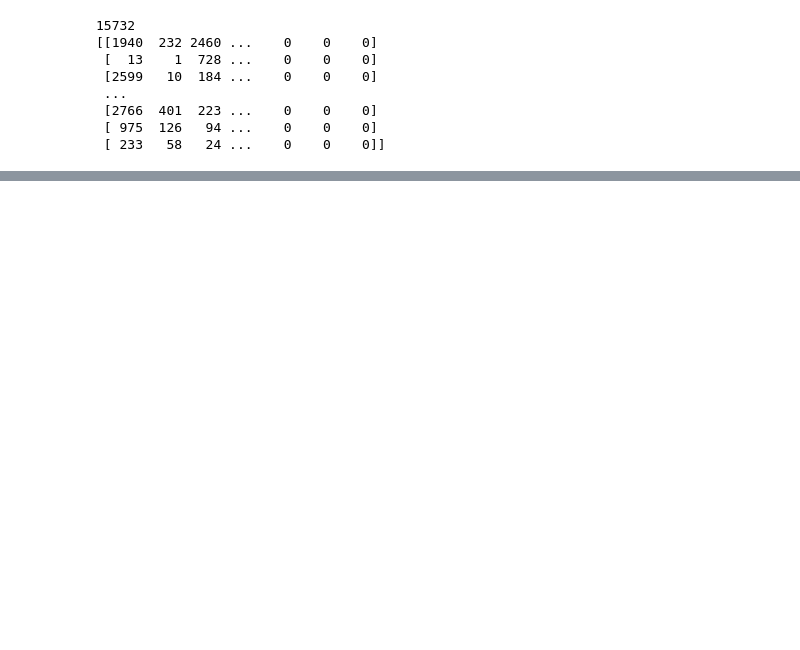
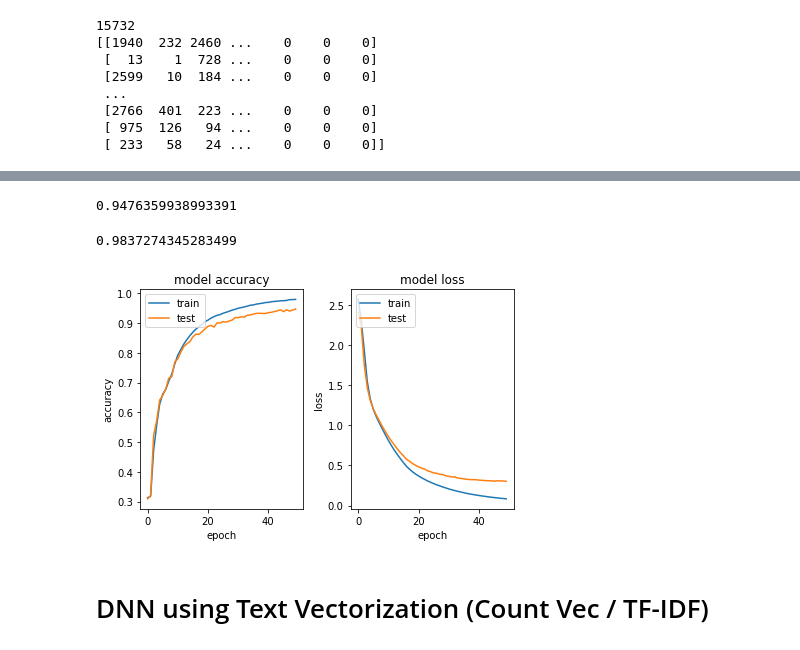
Before and after one commit to kushagra219/NLP-Category-Predictions-Task, a Jupyter notebook: Deep-Learning-Approach.ipynb, the cells around one changed output, grey strips where cells are left out. Saved outputs shown, nothing was run; the diff lists cells and outputs as text; code cells hidden in the pictures; blank space fills up the shorter version.

```diff
--- a/Deep-Learning-Approach.ipynb
+++ b/Deep-Learning-Approach.ipynb
@@ -25,13 +40,15 @@ training_size = 35000
 # %%
-with open('corpus.txt', 'r', encoding='utf-8') as file:
+with open('clean-dataset/corpus.txt', 'r', encoding='utf-8') as file:
     description = list(file.readlines())
 
-with open('final_categories.txt', 'rt') as file:
+with open('clean-dataset/final-categories.txt', 'rt') as file:
     primary_category = list(file.readlines())
 
 df = pd.DataFrame()
 df["description"] = description
 df["primary_category"] = primary_category
+df["description"] = df["description"].str.replace('\n', '')
+df["primary_category"] = df["primary_category"].str.replace('\n', '')
 
 df.head(3)
 # %% [output]
@@ -108,10 +179,16 @@ training_labels = np.array(training_labels)
 testing_padded = np.array(testing_padded)
 testing_labels = np.array(testing_labels)
 # %%
+# building the model
+
 model = tf.keras.Sequential([
     tf.keras.layers.Embedding(vocab_size, embedding_dim, input_length=max_length),
     tf.keras.layers.GlobalAveragePooling1D(),
     tf.keras.layers.Dense(24, activation='relu'),
-    tf.keras.layers.Dense(1, activation='softmax')
+    tf.keras.layers.Dense(28, activation='softmax')
 ])
-model.compile(loss='binary_crossentropy', optimizer='adam', metrics=['accuracy'])
+model.compile(loss='sparse_categorical_crossentropy',
+                  optimizer='adam',
+                  metrics=['accuracy'])
+
+model.summary()
@@ -137,5 +212,11 @@ _________________________________________________________________
 # %%
-num_epochs = 10
+# training the model
+
+num_epochs = 50
 history = model.fit(training_padded, training_labels, epochs=num_epochs,
                     validation_data=(testing_padded, testing_labels), verbose=2)
+
+# model.save('trained-models/DNN-WordEmbeddings.pkl')
+
+# model = tf.keras.models.load_model('trained-models/DNN-WordEmbeddings.pkl')
 # %% [output]
@@ -181 +240,27 @@ def TFIDF(X_train, X_test, MAX_NB_WORDS=75000):
+# %%
+# predictions
+
+predicted_labels = model.predict_classes(testing_padded)
+
+print(accuracy_score(testing_labels, predicted_labels))
+# print(classification_report(testing_labels, predicted))
+# print(confusion_matrix(testing_labels, predicted))
+# %% [output]
+0.9476359938993391
+# %%
+# training predictions
+
+training_predicted_labels = model.predict_classes(training_padded)
+
+print(accuracy_score(training_labels, training_predicted_labels))
+# %% [output]
+0.9837274345283499
+# %%
+# plotting the accuracy and loss graphs for the above model
+
+plot_history(history)
+# %% [output]
+[figure, added]
+# %% [markdown]
+# DNN using Text Vectorization (Count Vec / TF-IDF)
 # %%
```
Also changed, not shown: parts of 30 cells of this notebook, 16 other files.
